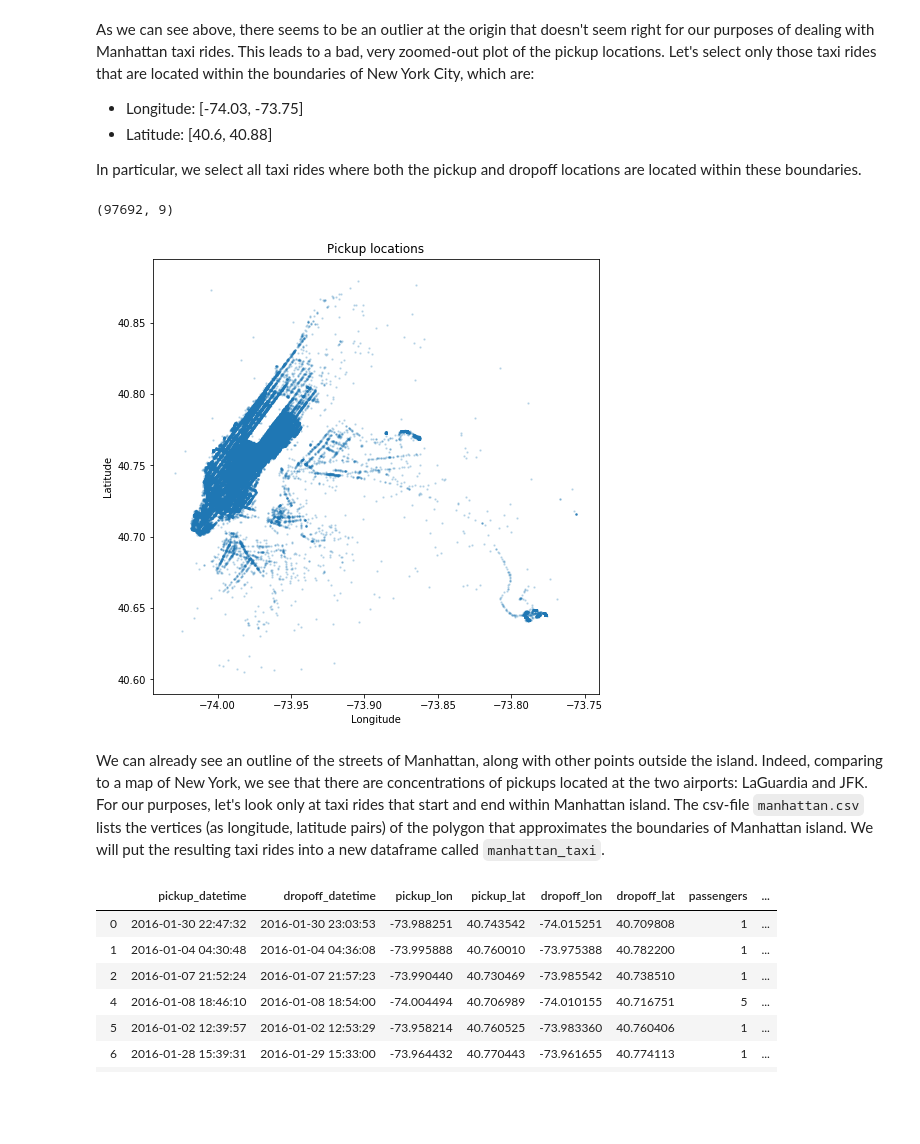
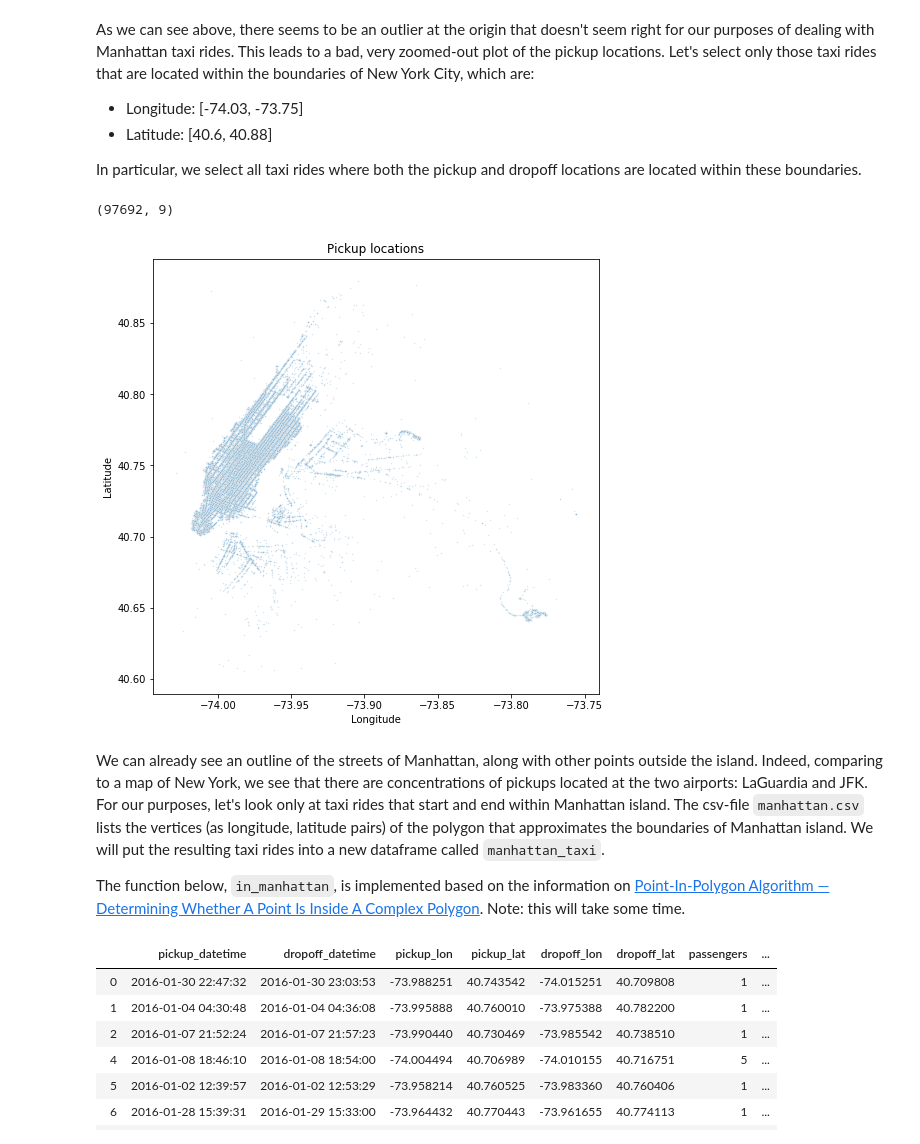
Before and after one commit to jcpagadora/Predict-Taxi-Ride-Duration, a Jupyter notebook: Predicting Manhattan Taxi Ride Duration.ipynb, the cells around one changed output. Cells and saved outputs as stored; diff of their text form; code cells hidden in the pictures; blank space fills up the shorter version.

```diff
--- a/Predicting Manhattan Taxi Ride Duration.ipynb
+++ b/Predicting Manhattan Taxi Ride Duration.ipynb
@@ -42,8 +46,8 @@ taxi.head(10)
 # %% [markdown]
 Since we are given dropoff and pickup coordinates, let's visualize the taxi rides geographically. The function `pickup_scatter` will make a scatterplot the taxi pickup longitudes ($x$-axis) and latitudes ($y$-axis).
 # %%
-def pickup_scatter(t):
-    plt.scatter(t['pickup_lon'], t['pickup_lat'], s=2, alpha=0.2)
+def pickup_scatter(t, alpha=0.2):
+    sns.scatterplot(t['pickup_lon'], t['pickup_lat'], s=2, alpha=alpha)
     plt.xlabel('Longitude')
     plt.ylabel('Latitude')
     plt.title('Pickup locations')
@@ -62,29 +66,31 @@ In particular, we select all taxi rides where both the pickup and dropoff locati
 # %%
 lon_bounds = [-74.03, -73.75]
 lat_bounds = [40.6, 40.88]
 
-# Helper function that constructs the string used for the query in selecting datapoints
-# where the given field is within the given boundaries
 def cons_bound_str(field, bounds):
+    """Helper function that constructs the string used for the query in selecting datapoints
+       where the given field is within the given boundaries"""
     return field + " >= " + str(bounds[0]) + " AND " + field + " <= " + str(bounds[1])
 
 pickup_bound_lon = cons_bound_str("pickup_lon", lon_bounds)
 pickup_bound_lat = cons_bound_str("pickup_lat", lat_bounds)
 dropoff_bound_lon = cons_bound_str("dropoff_lon", lon_bounds)
 dropoff_bound_lat = cons_bound_str("dropoff_lat", lat_bounds)
 
 query = "SELECT * FROM taxi WHERE " + pickup_bound_lon + " AND " \
         + pickup_bound_lat + " AND " + dropoff_bound_lon + " AND " + dropoff_bound_lat
 
 taxi = pd.read_sql(query, conn)
 plt.figure(figsize=(8,8))
 pickup_scatter(taxi)
 taxi.shape
 # %% [output]
 (97692, 9)
-[figure, old version]
+[figure, new version]
 # %% [markdown]
 We can already see an outline of the streets of Manhattan, along with other points outside the island. Indeed, comparing to a map of New York, we see that there are concentrations of pickups located at the two airports: LaGuardia and JFK. For our purposes, let's look only at taxi rides that start and end within Manhattan island. The csv-file `manhattan.csv` lists the vertices (as longitude, latitude pairs) of the polygon that approximates the boundaries of Manhattan island. We will put the resulting taxi rides into a new dataframe called `manhattan_taxi`.
+
+The function below, `in_manhattan`, is implemented based on the information on [Point-In-Polygon Algorithm — Determining Whether A Point Is Inside A Complex Polygon](http://alienryderflex.com/polygon/). Note: this will take some time.
 # %%
 polygon = pd.read_csv('manhattan.csv')
 
```
Also changed, not shown: parts of 32 cells of this notebook.
